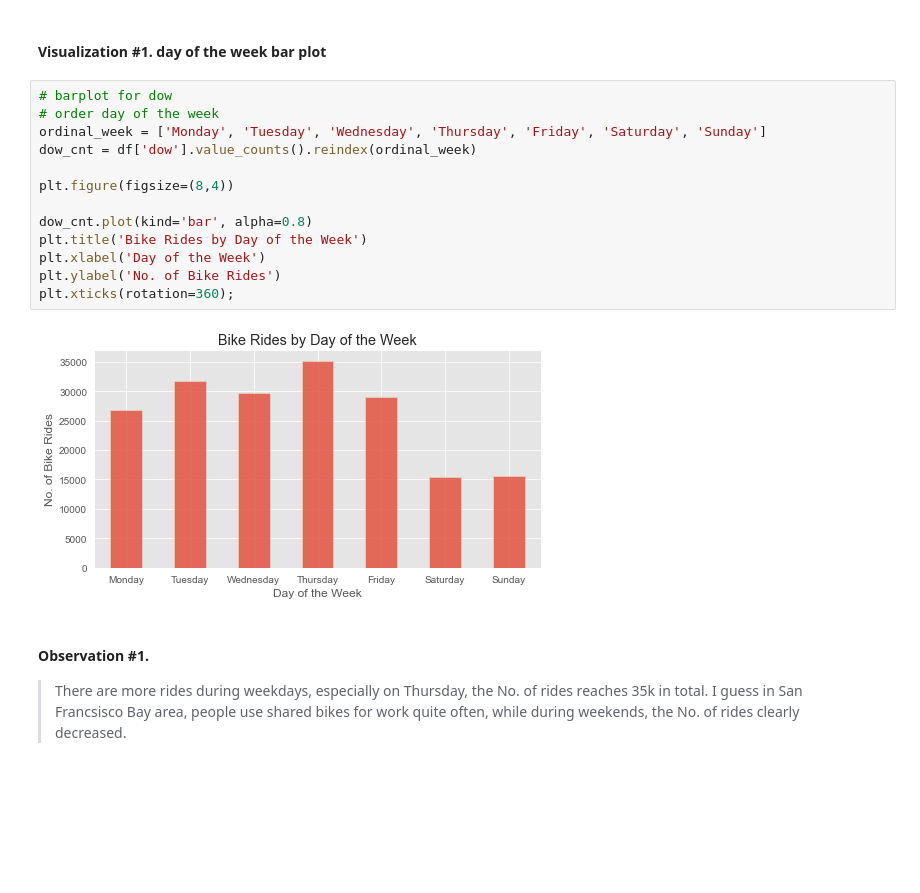
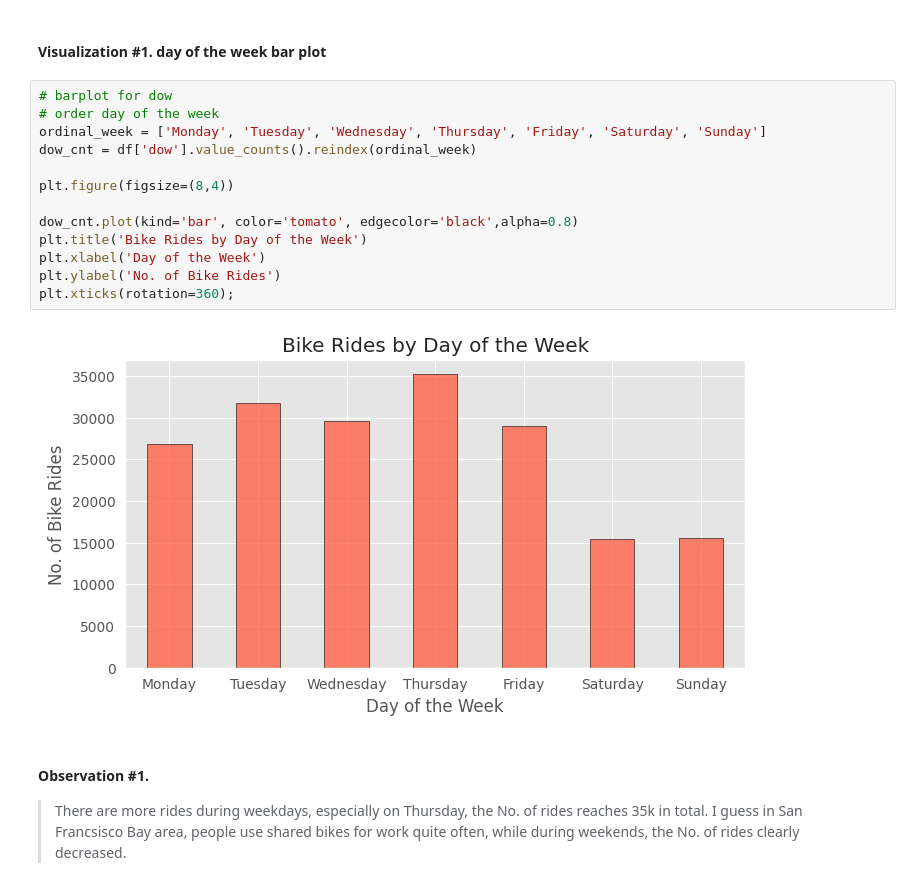
Before and after one commit to AbdKhuffash/Udacity_P3_Communicate-Data-Findings, a Jupyter notebook: Part_I_Exploration_FordGoBike.ipynb, the cells around one changed output. Cells and saved outputs as stored; diff of their text form; blank space fills up the shorter version.

```diff
--- a/Part_I_Exploration_FordGoBike.ipynb
+++ b/Part_I_Exploration_FordGoBike.ipynb
@@ -289,18 +294,18 @@ Name: dow, dtype: int64
 # %%
 # barplot for dow
 # order day of the week
 ordinal_week = ['Monday', 'Tuesday', 'Wednesday', 'Thursday', 'Friday', 'Saturday', 'Sunday']
 dow_cnt = df['dow'].value_counts().reindex(ordinal_week)
 
 plt.figure(figsize=(8,4))
 
-dow_cnt.plot(kind='bar', alpha=0.8)
+dow_cnt.plot(kind='bar', color='tomato', edgecolor='black',alpha=0.8)
 plt.title('Bike Rides by Day of the Week')
 plt.xlabel('Day of the Week')
 plt.ylabel('No. of Bike Rides')
 plt.xticks(rotation=360);
 # %% [output]
-[figure, old version]
+[figure, new version]
 # %% [markdown]
 #### Observation #1.
 > There are more rides during weekdays, especially on Thursday, the No. of rides reaches 35k in total. I guess in San Francsisco Bay area, people use shared bikes for work quite often, while during weekends, the No. of rides clearly decreased.
```
Also changed, not shown: parts of 38 cells of this notebook.
